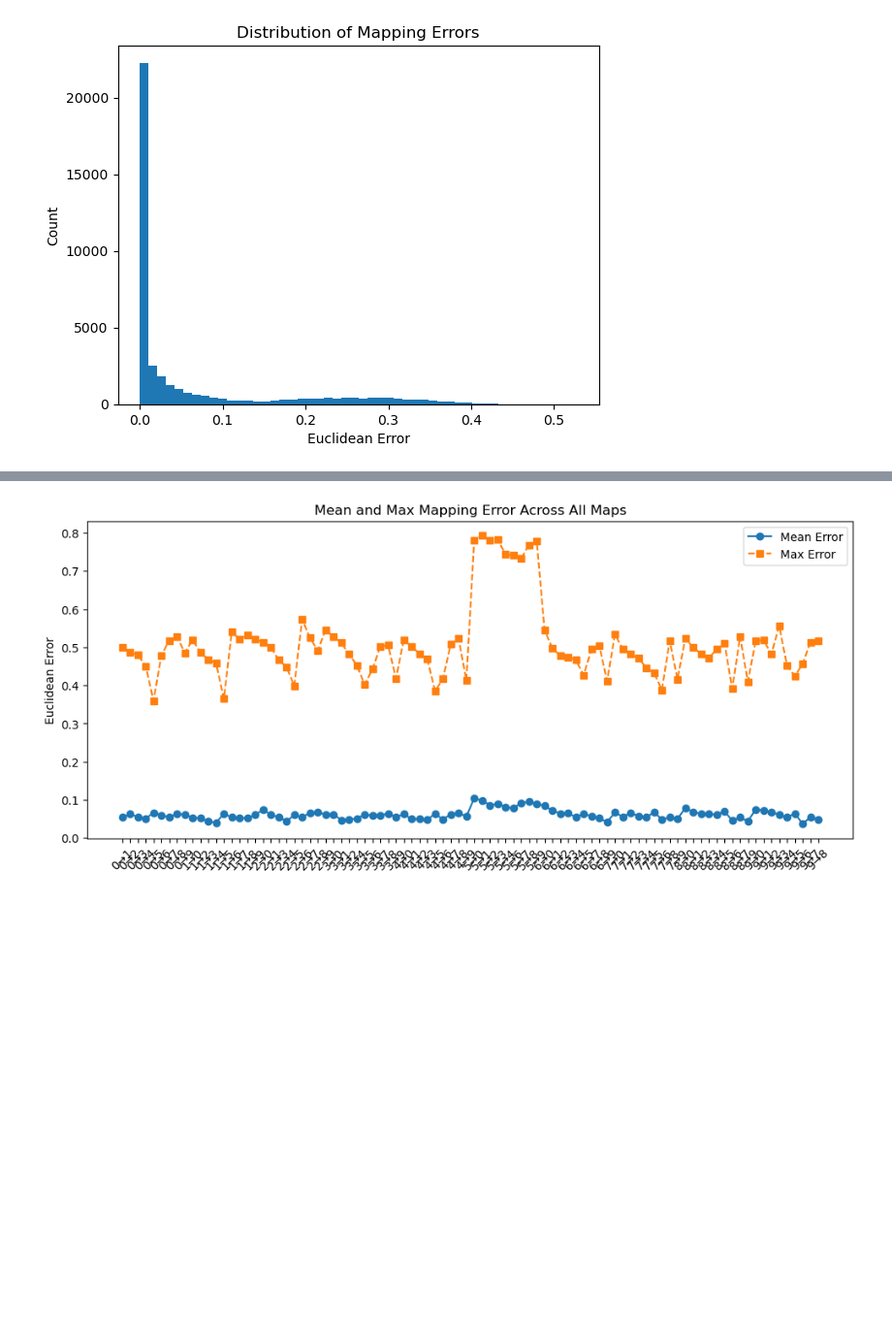
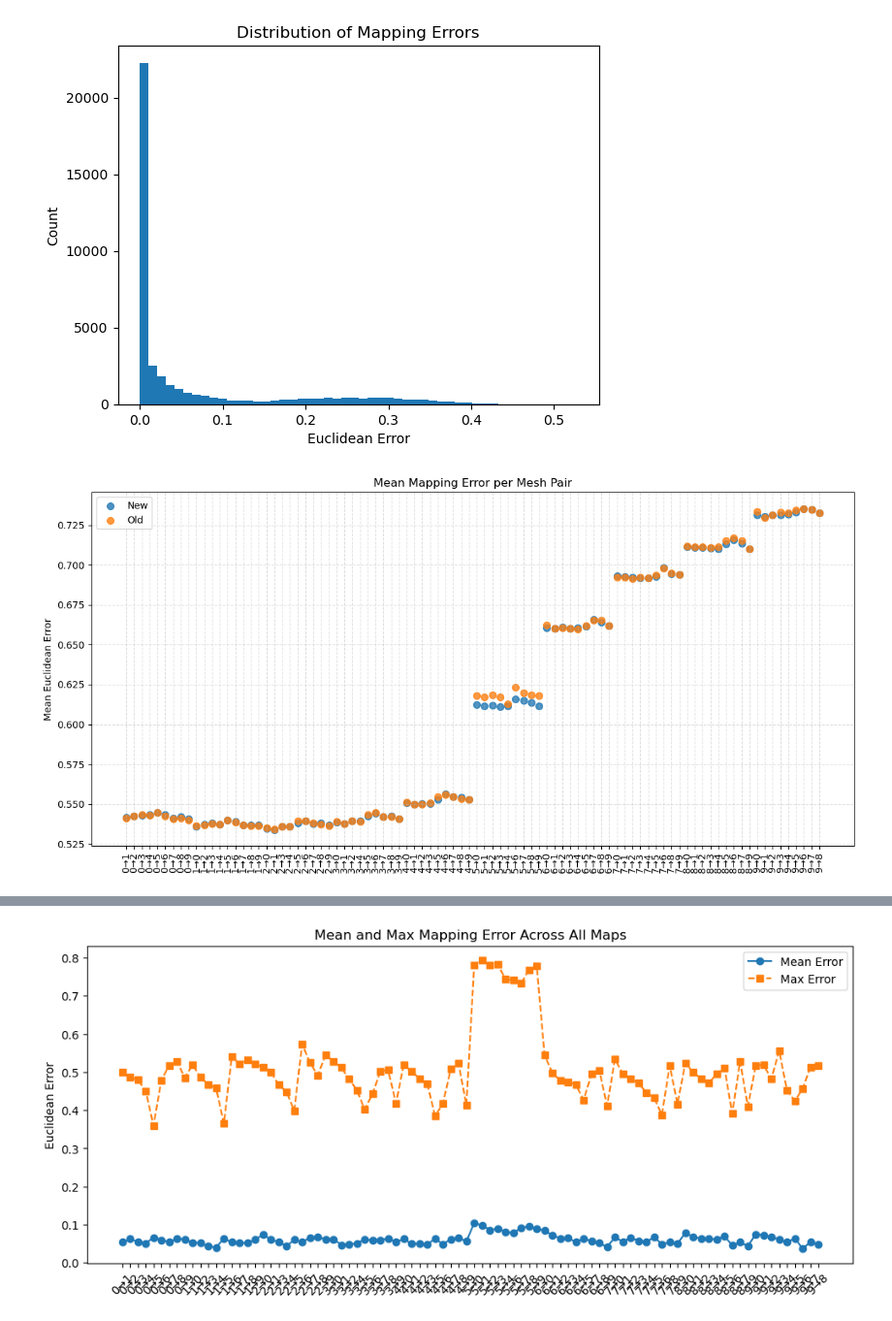
Before and after one commit to Arma1500/capstone2025, a Jupyter notebook: implementation.ipynb, the cells around one changed output, grey strips where cells are left out. Shown at 97% size. Drawn from its saved outputs; the diff is of its cells as text; code cells hidden in the pictures; blank space fills up the shorter version.

Commit message:
need to check compound maps

```diff
--- a/implementation.ipynb
+++ b/implementation.ipynb
@@ -252,14 +256,14 @@ fmn_model_old.zoomout_refine(nit=25, step=2, subsample=3000, isometric=True, wei
 # %% [output]
 Computing a 3000-sized subsample for each mesh
 # %%
-# save
-with open("../../fmn_compounded_maps_10.pkl", "wb") as f:
-    p.dump(fmn_model_old.maps, f)
+# # save
+# with open("../../fmn_compounded_maps_10.pkl", "wb") as f:
+#     p.dump(fmn_model_old.maps, f)
 
 # # load
-# with open("../../fmn_maps_10.pkl", "rb") as f:
-#     fmn_model_old.maps = p.load(f)
-#     #old_maps_dict = p.load(f)
+with open("../../fmn_compounded_maps_10.pkl", "rb") as f:
+    fmn_model_old.maps = p.load(f)
+    #old_maps_dict = p.load(f)
 # %% [markdown]
 ## Displaying Maps for Visualisation
 
@@ -439,3 +443,60 @@ visualize_error(gt_target2, errors)
 # %% [output]
 Mean error: 0.0628712450236521
 [figure]
+# %%
+def pointwise_euclidean_error(p2p_map, gt_target_pcd, source_mesh):
+    gt_points = np.asarray(gt_target_pcd.points)
+    mapped_points = gt_points[p2p_map]
+
+    src_points = np.asarray(source_mesh.vertices)
+    return np.linalg.norm(src_points - mapped_points, axis=1)
+
+errors_new = {}
+errors_old = {}
+
+for i in range(len(mesh_list)):
+    for j in range(len(mesh_list)):
+        if i == j:
+            continue
+
+        mesh1, mesh2 = mesh_list[i], mesh_list[j]
+        gt_target = gt_list[i]
+
+        # Get functional maps
+        new_fm = fmn_model_new.maps[(i, j)]
+        old_fm = fmn_model_old.maps[(i, j)]
+
+        # Convert to point-to-point maps
+        new_p2p = spectral.convert.mesh_FM_to_p2p(new_fm, mesh1, mesh2)
+        old_p2p = spectral.convert.mesh_FM_to_p2p(old_fm, mesh1, mesh2)
+
+        # Compute errors
+        err_new = pointwise_euclidean_error(new_p2p, gt_target, mesh2)
+        err_old = pointwise_euclidean_error(old_p2p, gt_target, mesh2)
+
+        errors_new[(i, j)] = err_new
+        errors_old[(i, j)] = err_old
+
+# Compute mean errors
+mean_errors_new = []
+mean_errors_old = []
+map_labels = []
+
+for (i, j) in errors_new:
+    mean_errors_new.append(np.mean(errors_new[(i, j)]))
+    mean_errors_old.append(np.mean(errors_old[(i, j)]))
+    map_labels.append(f"{i}→{j}")
+
+# Plot
+plt.figure(figsize=(12,6))
+plt.scatter(range(len(mean_errors_new)), mean_errors_new, c='tab:blue', label='New', s=50, alpha=0.8)
+plt.scatter(range(len(mean_errors_old)), mean_errors_old, c='tab:orange', label='Old', s=50, alpha=0.8)
+plt.xticks(range(len(mean_errors_new)), map_labels, rotation=90)
+plt.ylabel("Mean Euclidean Error")
+plt.title("Mean Mapping Error per Mesh Pair")
+plt.legend()
+plt.grid(True, linestyle='--', alpha=0.4)
+plt.tight_layout()
+plt.show()
+# %% [output]
+[figure, added]
```
Also changed, not shown: parts of 7 cells of this notebook, 3 other files.
